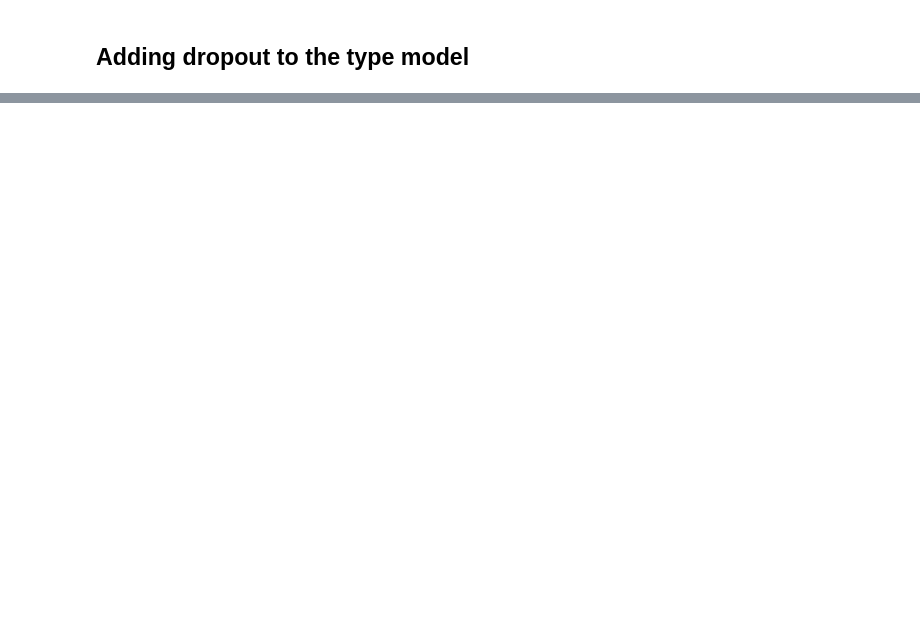
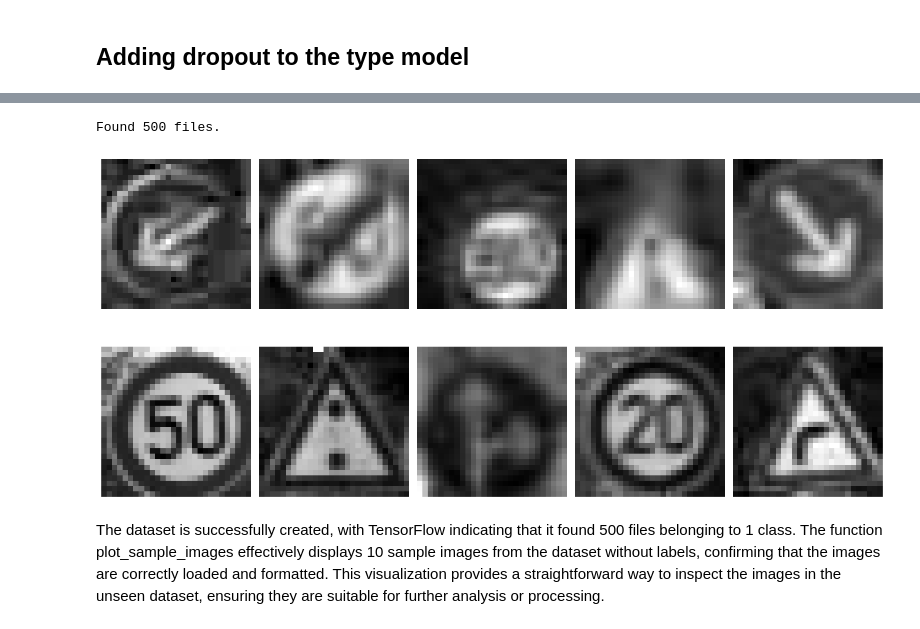
Before and after one commit to SwethaGo/CMLassignment2, a Jupyter notebook: Assignment2-new-Copy2.ipynb, the cells around one changed output, grey strips where cells are left out. Saved outputs shown, nothing was run; the diff lists cells and outputs as text; code cells hidden in the pictures; blank space fills up the shorter version.

```diff
--- a/Assignment2-new-Copy2.ipynb
+++ b/Assignment2-new-Copy2.ipynb
@@ -1533,0 +1639,37 @@ The model's accuracy decreased significantly. Therefore, we will be rejecting th
+# %%
+# Define the base directory for the extracted dataset
+unseen_directory = './unseen_data'
+
+# Create a dataset from the unseen data directory
+unseen_ds = image_dataset_from_directory(
+    unseen_directory,
+    image_size=(28, 28),
+    color_mode='grayscale',
+    batch_size=32,
+    label_mode=None  # Set label_mode to None since we don't need labels
+)
+
+# Function to plot sample images without labels
+def plot_sample_images(dataset, num_samples=10):
+    # Create an iterator for the dataset
+    data_iterator = iter(dataset)
+
+    # Fetch the first batch
+    images = next(data_iterator)
+
+    # Plot the images
+    plt.figure(figsize=(15, 8))
+    for i in range(num_samples):
+        ax = plt.subplot(2, 5, i + 1)
+        plt.imshow(images[i].numpy().squeeze(), cmap='gray')
+        plt.axis('off')
+    plt.tight_layout()
+    plt.show()
+
+# Plot sample images from the unseen dataset
+plot_sample_images(unseen_ds, num_samples=10)
+# %% [output]
+Found 500 files.
+[figure, added]
+# %% [markdown]
+The dataset is successfully created, with TensorFlow indicating that it found 500 files belonging to 1 class. The function plot_sample_images effectively displays 10 sample images from the dataset without labels, confirming that the images are correctly loaded and formatted. This visualization provides a straightforward way to inspect the images in the unseen dataset, ensuring they are suitable for further analysis or processing.
```
Also changed, not shown: parts of 40 cells of this notebook.
